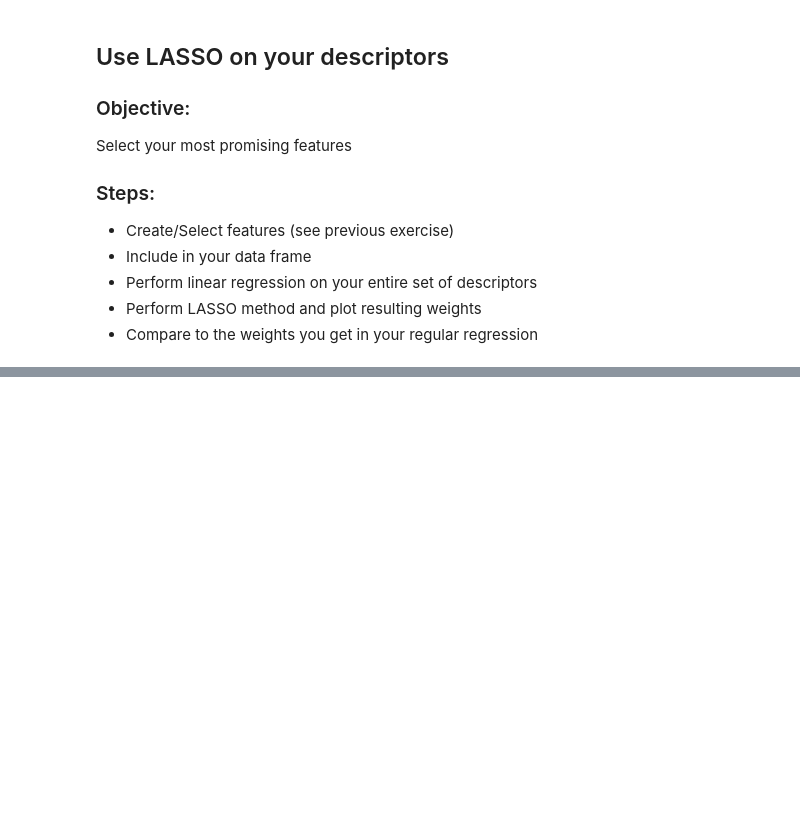
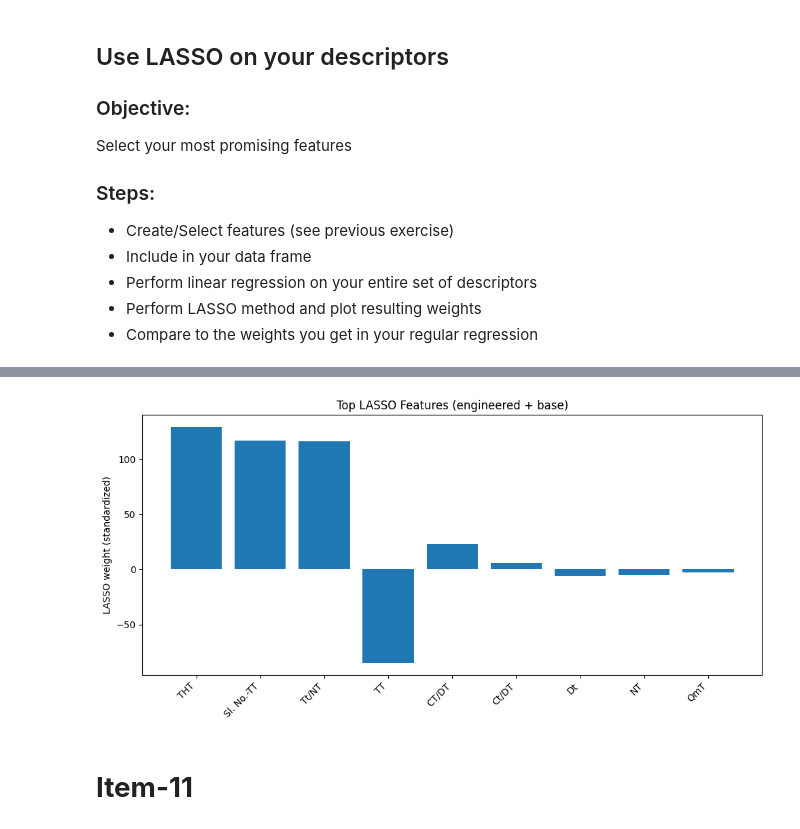
Before and after one commit to ayberkkutlu/Machine-Learning-Course-and-Project, a Jupyter notebook: Notebooks/HW1.ipynb, the cells around one changed output, grey strips where cells are left out. Drawn from its saved outputs; the diff is of its cells as text; code cells hidden in the pictures; blank space fills up the shorter version.

Commit message:
hw1 item11/12 added

```diff
--- a/Notebooks/HW1.ipynb
+++ b/Notebooks/HW1.ipynb
@@ -888,0 +1043,9 @@ Select your most promising features
+# %%
+# ===== Filter engineered features by |corr with target| =====
+tmp = pd.concat([eng_df, df[[target_col]]], axis=1)
+corr_eng = tmp.corr(numeric_only=True)[target_col].drop(labels=[target_col])
+best_eng = corr_eng.abs().sort_values(ascending=False).head(keep_top_eng).index.tolist()
+
+# Final feature matrix: base + best engineered
+X_all = pd.concat([X_base, eng_df[best_eng]], axis=1)
+y_all = df[target_col]
@@ -888,0 +1085,7 @@ Select your most promising features
+# %%
+# ===== LASSO with CV =====
+lasso = make_lasso().fit(X_train, y_train)
+lasso_alpha = lasso.named_steps['lasso'].alpha_
+lasso_val_rmse = rmse(y_val, lasso.predict(X_val))
+lasso_test_rmse = rmse(y_test, lasso.predict(X_test))
+print(f"LASSO (CV) | alpha: {lasso_alpha:.5f} | Val RMSE: {lasso_val_rmse:,.2f} | Test RMSE: {lasso_test_rmse:,.2f}")
@@ -888,0 +1094,14 @@ Select your most promising features
+# %%
+# ===== Selected features (non-zero weights in standardized space) =====
+coef = lasso.named_steps['lasso'].coef_
+feat_names = X_all.columns
+nz = np.abs(coef) > 1e-12
+selected = list(feat_names[nz])
+
+print(f"\nLASSO selected {nz.sum()}/{len(coef)} features.")
+# Top 20 by |weight|
+order = np.argsort(-np.abs(coef[nz]))
+top_idx = np.where(nz)[0][order][:20]
+print("Top features by |weight|:")
+for i in top_idx:
+    print(f"  {feat_names[i]}: {coef[i]:.5f}")
@@ -888,0 +1120,15 @@ Select your most promising features
+# %%
+# ===== Plot top weights =====
+top_names = feat_names[top_idx]
+top_weights = coef[top_idx]
+plt.figure(figsize=(10, 5))
+plt.bar(range(len(top_idx)), top_weights)
+plt.xticks(range(len(top_idx)), top_names, rotation=45, ha='right')
+plt.ylabel('LASSO weight (standardized)')
+plt.title('Top LASSO Features (engineered + base)')
+plt.tight_layout()
+plt.show()
+# %% [output]
+[figure, added]
+# %% [markdown]
+# **Item-11**
```
Also changed, not shown: parts of 36 cells of this notebook, 1 other file.
